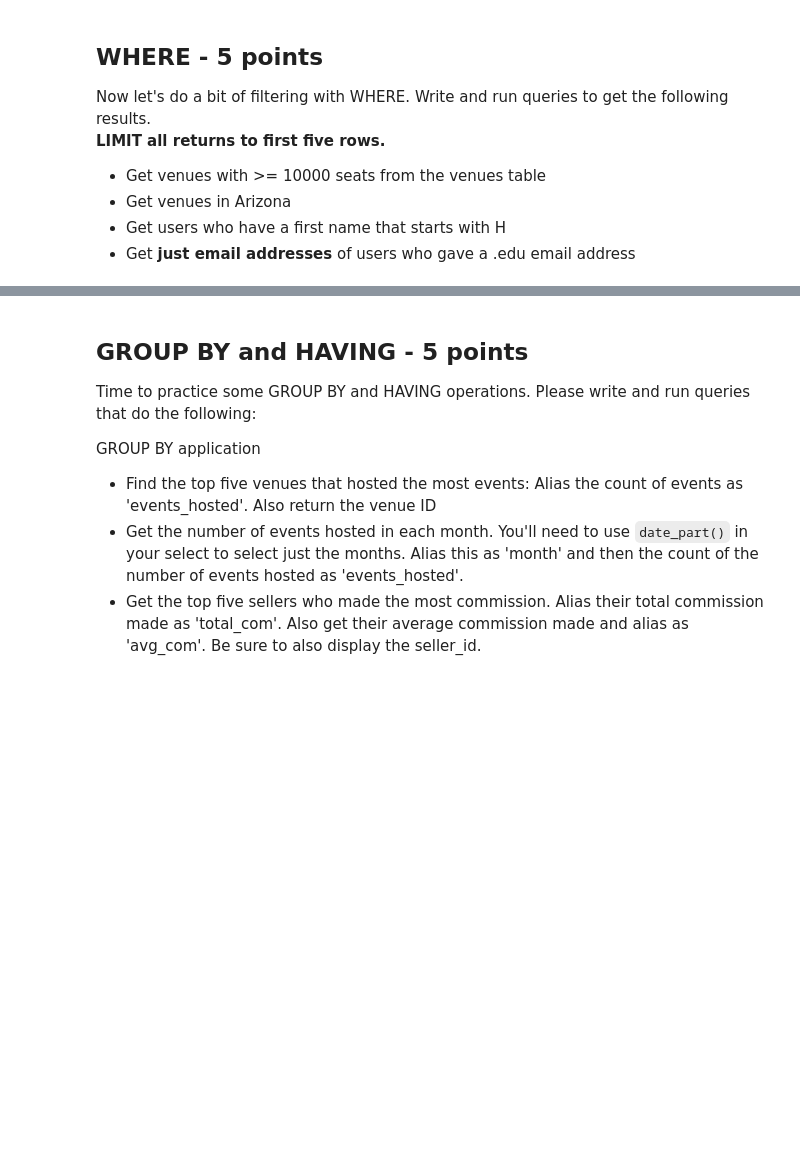
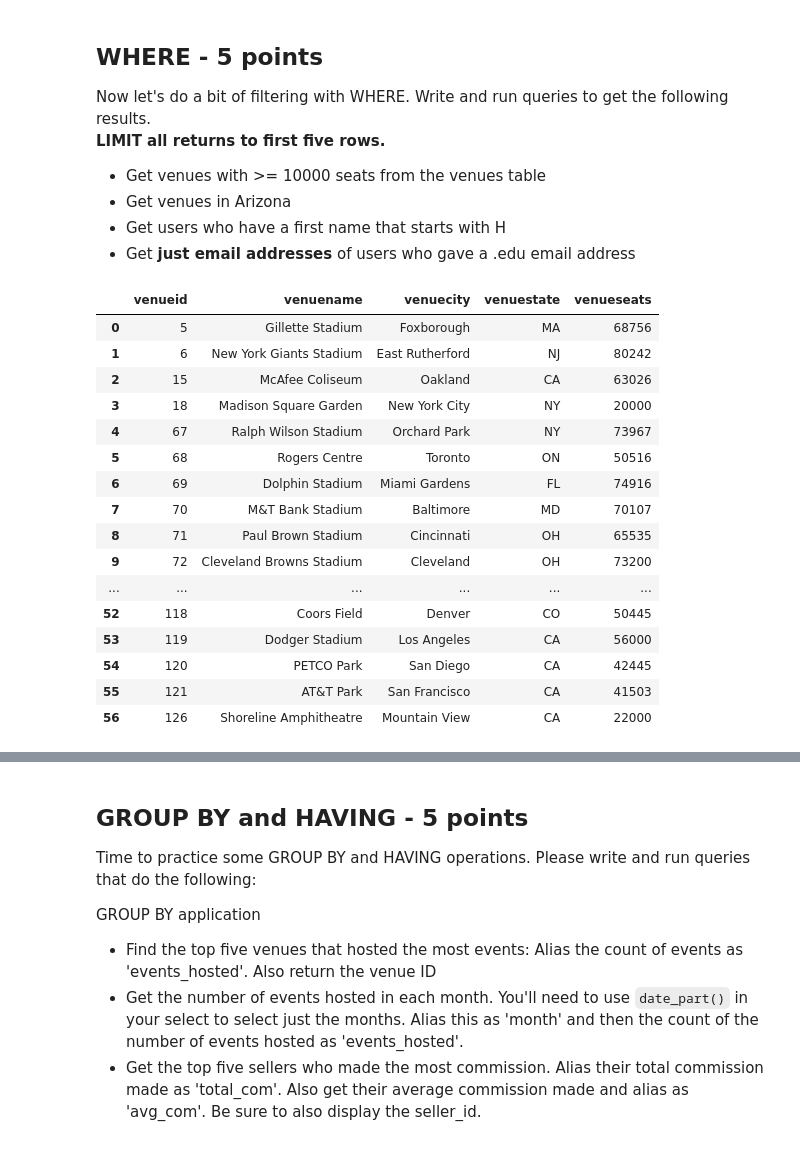
Before and after one commit to CougarBellinger/ISTA-322-FA24, a Jupyter notebook: Classwork/Homework/DE_HW4_cougar_bellinger.ipynb, the cells around one changed output, grey strips where cells are left out. Saved outputs shown, nothing was run; the diff lists cells and outputs as text; code cells hidden in the pictures; blank space fills up the shorter version.

```diff
--- a/Classwork/Homework/DE_HW4_cougar_bellinger.ipynb
+++ b/Classwork/Homework/DE_HW4_cougar_bellinger.ipynb
@@ -64,5 +125,29 @@ Now let's do a bit of filtering with WHERE.  Write and run queries to get the fo
 * Get **just email addresses** of users who gave a .edu email address
 # %%
 # Get big venues... so those with >= than 10000 seats
+qs = """
+    SELECT * FROM ticketsdb_venue
+    WHERE venueseats >= 10000
+    """
+run_query(qs)
+# sql_head("ticketsdb_venue")
+# %% [output]
+|  | venueid | venuename | venuecity | venuestate | venueseats |
+| 0 | 5 | Gillette Stadium | Foxborough | MA | 68756 |
+| 1 | 6 | New York Giants Stadium | East Rutherford | NJ | 80242 |
+| 2 | 15 | McAfee Coliseum | Oakland | CA | 63026 |
+| 3 | 18 | Madison Square Garden | New York City | NY | 20000 |
+| 4 | 67 | Ralph Wilson Stadium | Orchard Park | NY | 73967 |
+| 5 | 68 | Rogers Centre | Toronto | ON | 50516 |
+| 6 | 69 | Dolphin Stadium | Miami Gardens | FL | 74916 |
+| 7 | 70 | M&T Bank Stadium | Baltimore | MD | 70107 |
+| 8 | 71 | Paul Brown Stadium | Cincinnati | OH | 65535 |
+| 9 | 72 | Cleveland Browns Stadium | Cleveland | OH | 73200 |
+| ... | ... | ... | ... | ... | ... |
+| 52 | 118 | Coors Field | Denver | CO | 50445 |
+| 53 | 119 | Dodger Stadium | Los Angeles | CA | 56000 |
+| 54 | 120 | PETCO Park | San Diego | CA | 42445 |
+| 55 | 121 | AT&T Park | San Francisco | CA | 41503 |
+| 56 | 126 | Shoreline Amphitheatre | Mountain View | CA | 22000 |
 # %%
 # Get venues in AZ
```
Also changed, not shown: parts of 18 cells of this notebook.
